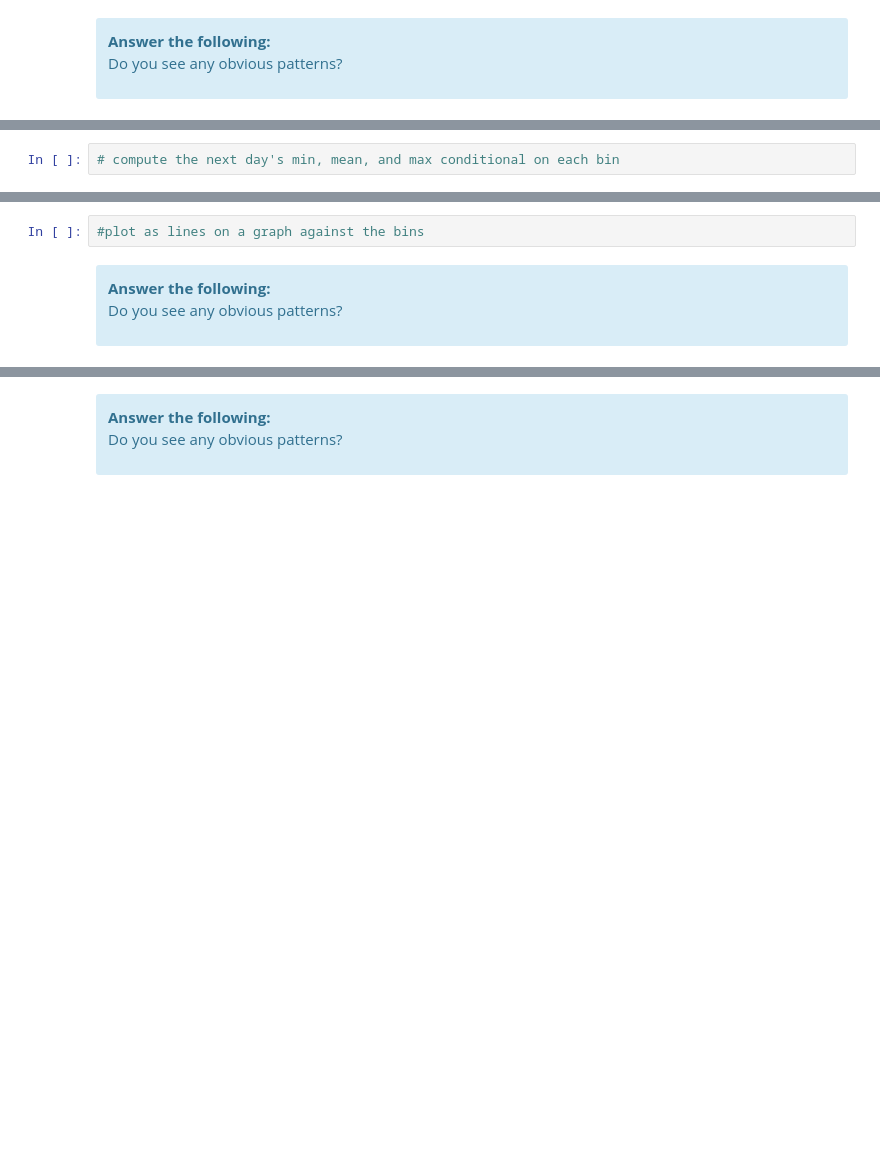
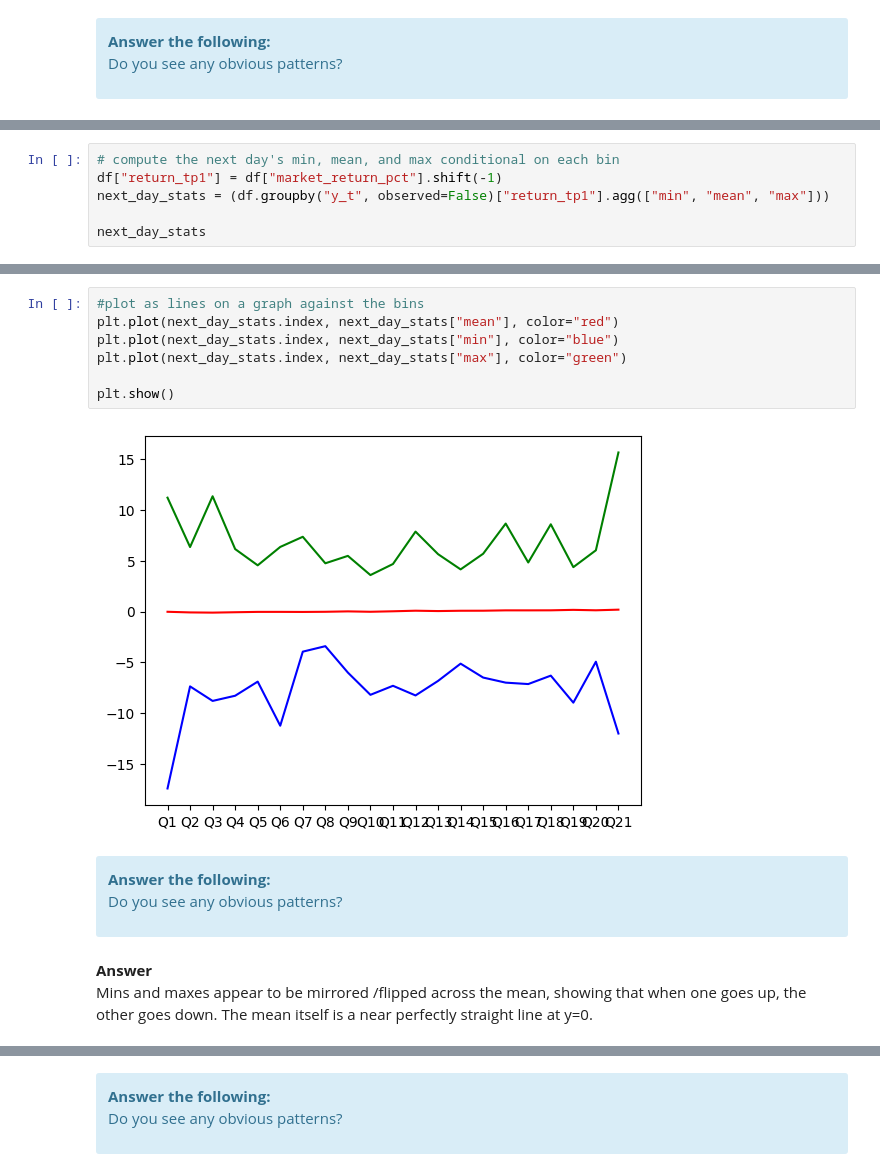
Before and after one commit to Derek9132-uyz/DS-5030-lab-8, a Jupyter notebook: lab08.ipynb, the cells around one changed output, grey strips where cells are left out. Saved outputs shown, nothing was run; the diff lists cells and outputs as text; blank space fills up the shorter version.

```diff
--- a/lab08.ipynb
+++ b/lab08.ipynb
@@ -325,2 +372,6 @@ Do you see any obvious patterns?
 # %%
 # compute the next day's min, mean, and max conditional on each bin
+df["return_tp1"] = df["market_return_pct"].shift(-1)
+next_day_stats = (df.groupby("y_t", observed=False)["return_tp1"].agg(["min", "mean", "max"]))
+
+next_day_stats
@@ -327,10 +397,20 @@ Do you see any obvious patterns?
 # %%
 #plot as lines on a graph against the bins
+plt.plot(next_day_stats.index, next_day_stats["mean"], color="red")
+plt.plot(next_day_stats.index, next_day_stats["min"], color="blue")
+plt.plot(next_day_stats.index, next_day_stats["max"], color="green")
+
+plt.show()
+# %% [output]
+[figure, added]
 # %% [markdown]
 <div class='alert alert-info'><b>Answer the following:</b>
 
 Do you see any obvious patterns?
 
 </div>
+# %% [markdown]
+**Answer** <br>
+Mins and maxes appear to be mirrored /flipped across the mean, showing that when one goes up, the other goes down. The mean itself is a near perfectly straight line at y=0.
 # %%
 #compute the next day's standard deviation, and plot it as a line graph against the bins.
```
Also changed, not shown: parts of 27 cells of this notebook.
